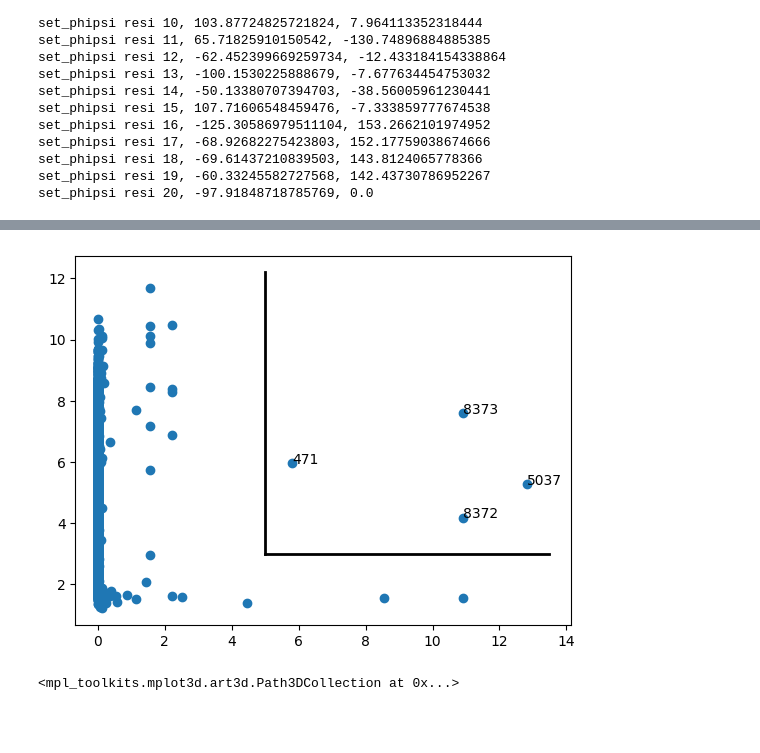
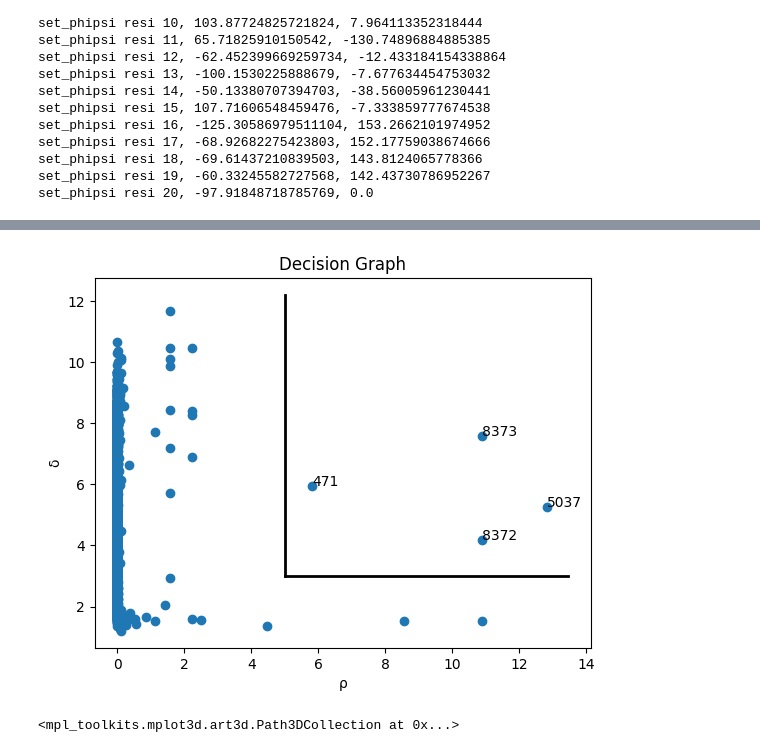
Before and after one commit to SultanOfSauce/pak, a Jupyter notebook: PAk_definitivo.ipynb, the cells around one changed output, grey strips where cells are left out. Saved outputs shown, nothing was run; the diff lists cells and outputs as text; code cells hidden in the pictures; blank space fills up the shorter version.

```diff
--- a/PAk_definitivo.ipynb
+++ b/PAk_definitivo.ipynb
@@ -397,23 +400,26 @@ distsTrp = pakTrp.computeDistsDensity()
 # %%
 dencutoff = 5
 distcutoff = 3
 
 plt.scatter(densitiesTrp, distsTrp)
+plt.ylabel('δ')
+plt.xlabel('ρ')
+plt.title("Decision Graph")
 
 bottom, up = plt.ylim()
 left, right = plt.xlim()
 
 plt.plot([dencutoff, right], [distcutoff, distcutoff], color="k", linestyle="-", linewidth=2)
 plt.plot([dencutoff, dencutoff], [distcutoff, up], color="k", linestyle="-", linewidth=2)
 
 goodpts = []
 
 for i in range(pakTrp.nPoints):
   if distsTrp[i] > distcutoff and densitiesTrp[i] > dencutoff:
     goodpts = goodpts + [i]
     plt.annotate(i, (densitiesTrp[i], distsTrp[i]))
 # %% [output]
-[figure, old version]
+[figure, new version]
 # %%
 pakTrp.computeDensityPeaks(distsTrp, goodpts)
 clustersTrp = pakTrp.clusterArr
```
Also changed, not shown: parts of 1 cell of this notebook.
